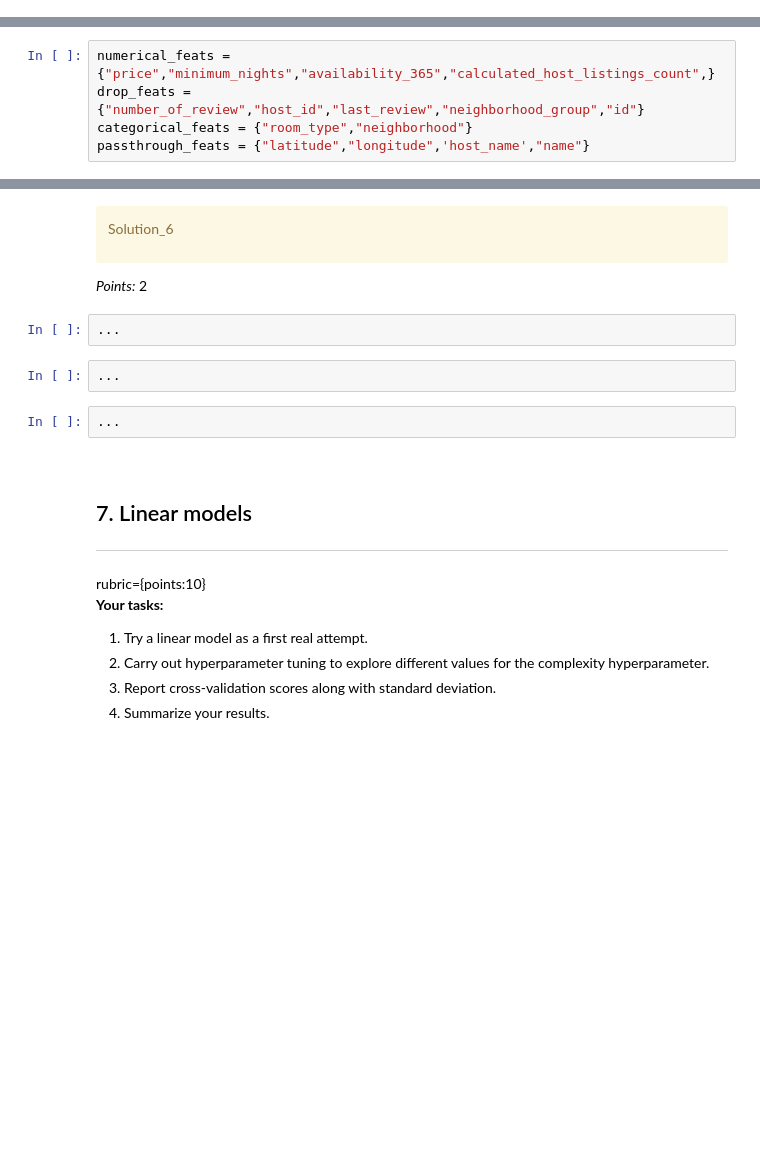
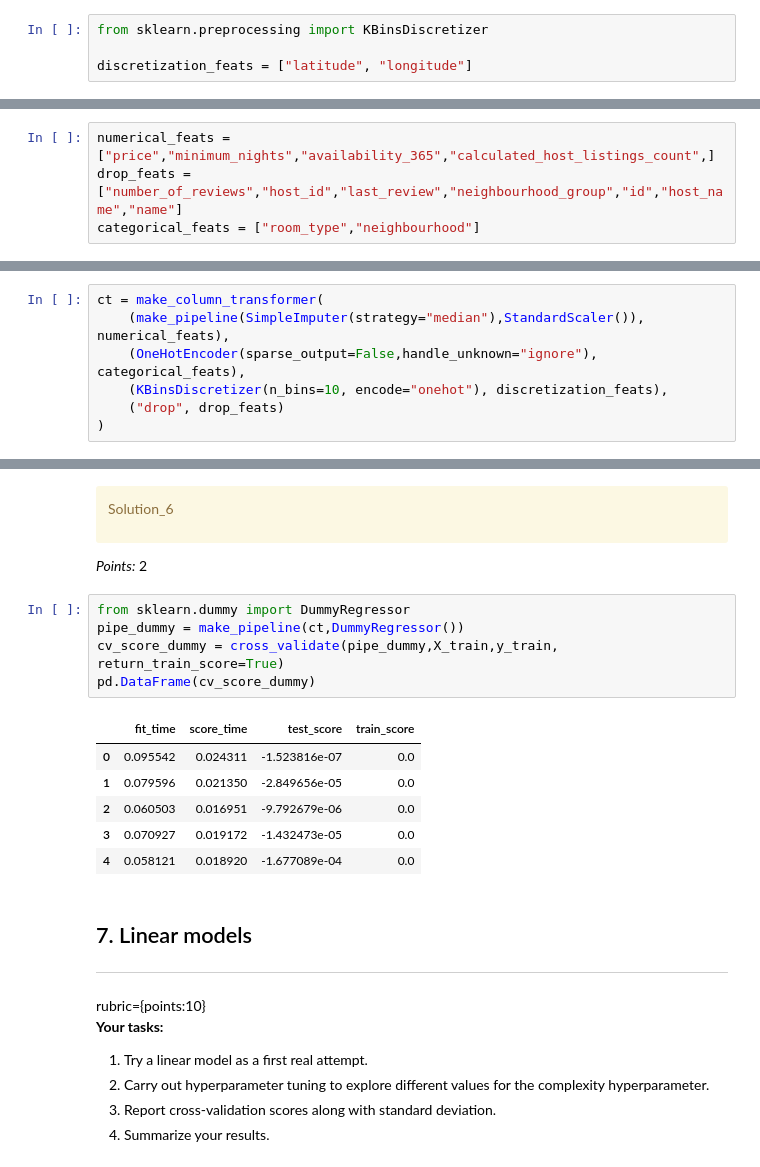
Before and after one commit to RayNguyent/hw5-cpsc330, a Jupyter notebook: hw5.ipynb, the cells around one changed output, grey strips where cells are left out. Drawn from its saved outputs; the diff is of its cells as text; blank space fills up the shorter version.

```diff
--- a/hw5.ipynb
+++ b/hw5.ipynb
@@ -255,6 +291,10 @@ _Points:_ 1
 # %%
 #Transform last review column to datetime type
 df["last_review"] = pd.to_datetime(df["last_review"])
+# %%
+from sklearn.preprocessing import KBinsDiscretizer
+
+discretization_feats = ["latitude", "longitude"]
 # %% [markdown]
 <!-- END QUESTION -->
 
@@ -313,7 +357,6 @@ Data columns (total 16 columns):
 dtypes: datetime64[ns](1), float64(3), int64(7), object(5)
 memory usage: 6.0+ MB
 # %%
-numerical_feats = {"price","minimum_nights","availability_365","calculated_host_listings_count",}
-drop_feats = {"number_of_review","host_id","last_review","neighborhood_group","id"}
-categorical_feats = {"room_type","neighborhood"}
-passthrough_feats = {"latitude","longitude",'host_name',"name"}
+numerical_feats = ["price","minimum_nights","availability_365","calculated_host_listings_count",]
+drop_feats = ["number_of_reviews","host_id","last_review","neighbourhood_group","id","host_name","name"]
+categorical_feats = ["room_type","neighbourhood"]
@@ -319,0 +368,7 @@ passthrough_feats = {"latitude","longitude",'host_name',"name"}
+# %%
+ct = make_column_transformer(
+    (make_pipeline(SimpleImputer(strategy="median"),StandardScaler()), numerical_feats),
+    (OneHotEncoder(sparse_output=False,handle_unknown="ignore"), categorical_feats),
+    (KBinsDiscretizer(n_bins=10, encode="onehot"), discretization_feats),
+    ("drop", drop_feats)
+)
@@ -338,14 +409,18 @@ Solution_6
 </div>
 
 _Points:_ 2
-# %%
-...
-# %%
-...
-# %%
-...
-# %% [markdown]
-<!-- END QUESTION -->
+# %%
+from sklearn.dummy import DummyRegressor
+pipe_dummy = make_pipeline(ct,DummyRegressor())
+cv_score_dummy = cross_validate(pipe_dummy,X_train,y_train, return_train_score=True)
+pd.DataFrame(cv_score_dummy)
+# %% [output]
+|  | fit_time | score_time | test_score | train_score |
+| 0 | 0.095542 | 0.024311 | -1.523816e-07 | 0.0 |
+| 1 | 0.079596 | 0.021350 | -2.849656e-05 | 0.0 |
+| 2 | 0.060503 | 0.016951 | -9.792679e-06 | 0.0 |
+| 3 | 0.070927 | 0.019172 | -1.432473e-05 | 0.0 |
+| 4 | 0.058121 | 0.018920 | -1.677089e-04 | 0.0 |
 # %% [markdown]
 <!-- BEGIN QUESTION -->
 
```
Also changed, not shown: parts of 66 cells of this notebook.
